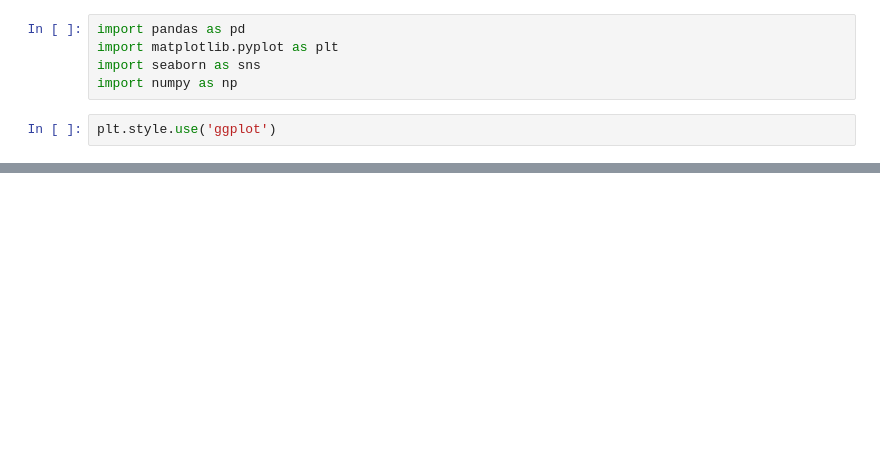
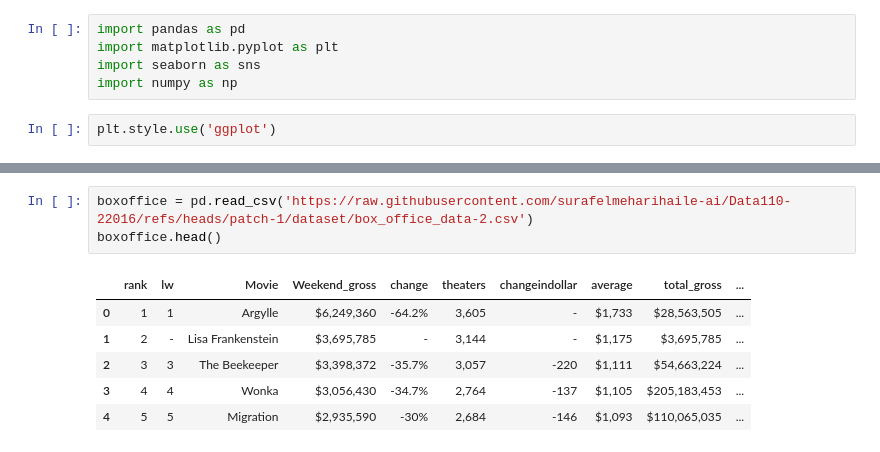
Before and after one commit to surafelmeharihaile-ai/Data110, a Jupyter notebook: Project_1___Surafel_Haile_.ipynb, the cells around one changed output, grey strips where cells are left out. Drawn from its saved outputs; the diff is of its cells as text; blank space fills up the shorter version.

```diff
--- a/Project_1___Surafel_Haile_.ipynb
+++ b/Project_1___Surafel_Haile_.ipynb
@@ -24,0 +57,10 @@ plt.show()
+# %%
+boxoffice = pd.read_csv('https://raw.githubusercontent.com/surafelmeharihaile-ai/Data110-22016/refs/heads/patch-1/dataset/box_office_data-2.csv')
+boxoffice.head()
+# %% [output]
+|  | rank | lw | Movie | Weekend_gross | change | theaters | changeindollar | average | total_gross | ... |
+| 0 | 1 | 1 | Argylle | $6,249,360 | -64.2% | 3,605 | - | $1,733 | $28,563,505 | ... |
+| 1 | 2 | - | Lisa Frankenstein | $3,695,785 | - | 3,144 | - | $1,175 | $3,695,785 | ... |
+| 2 | 3 | 3 | The Beekeeper | $3,398,372 | -35.7% | 3,057 | -220 | $1,111 | $54,663,224 | ... |
+| 3 | 4 | 4 | Wonka | $3,056,430 | -34.7% | 2,764 | -137 | $1,105 | $205,183,453 | ... |
+| 4 | 5 | 5 | Migration | $2,935,590 | -30% | 2,684 | -146 | $1,093 | $110,065,035 | ... |
```
Also changed, not shown: parts of 5 cells of this notebook.
